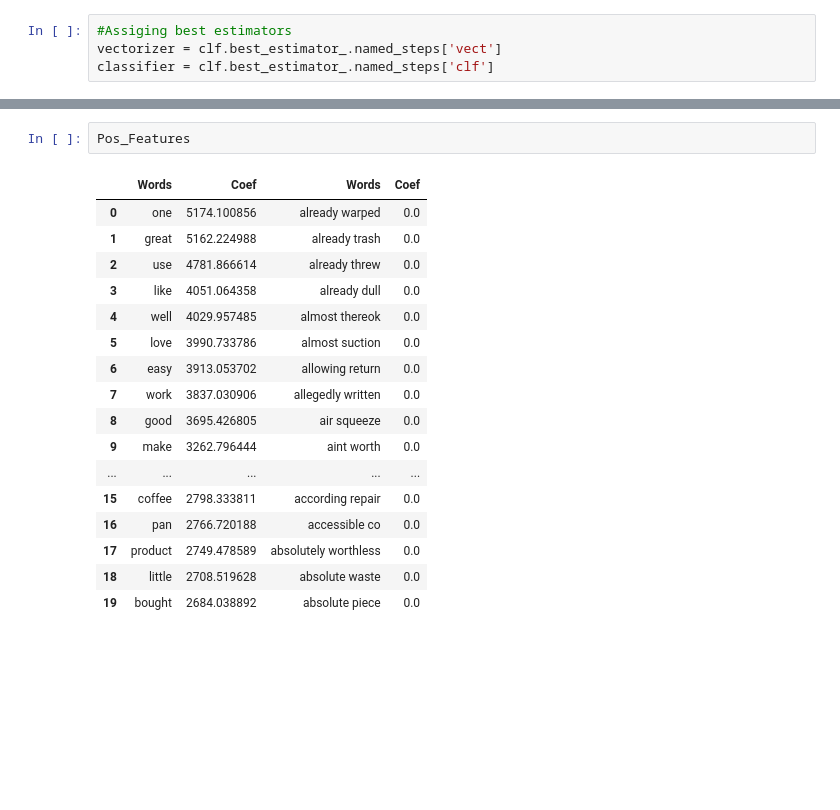
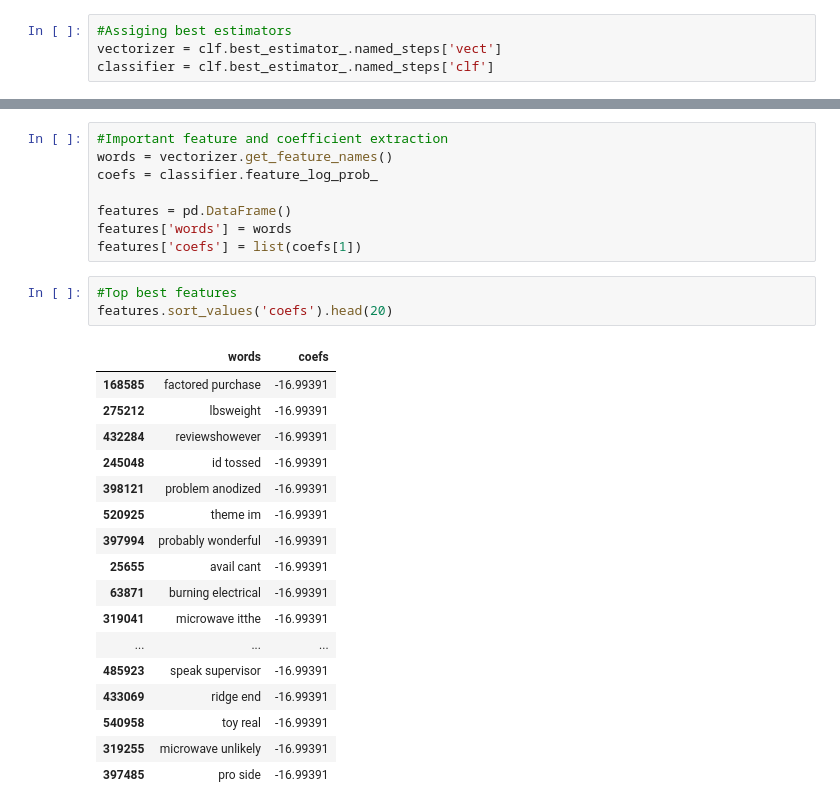
Before and after one commit to Vinuthask/Sentiment-Analysis-on-Amazon-Reviews, a Jupyter notebook: Sentimental Analysis on Amazon Reviews.ipynb, the cells around one changed output, grey strips where cells are left out. Drawn from its saved outputs; the diff is of its cells as text; blank space fills up the shorter version.

```diff
--- a/Sentimental Analysis on Amazon Reviews.ipynb
+++ b/Sentimental Analysis on Amazon Reviews.ipynb
@@ -257,20 +231,29 @@ Pos_Features= most_informative_feature(vectorizer, classifier)
-# %%
-Pos_Features
-# %% [output]
-|  | Words | Coef | Words | Coef |
-| 0 | one | 5174.100856 | already warped | 0.0 |
-| 1 | great | 5162.224988 | already trash | 0.0 |
-| 2 | use | 4781.866614 | already threw | 0.0 |
-| 3 | like | 4051.064358 | already dull | 0.0 |
-| 4 | well | 4029.957485 | almost thereok | 0.0 |
-| 5 | love | 3990.733786 | almost suction | 0.0 |
-| 6 | easy | 3913.053702 | allowing return | 0.0 |
-| 7 | work | 3837.030906 | allegedly written | 0.0 |
-| 8 | good | 3695.426805 | air squeeze | 0.0 |
-| 9 | make | 3262.796444 | aint worth | 0.0 |
-| ... | ... | ... | ... | ... |
-| 15 | coffee | 2798.333811 | according repair | 0.0 |
-| 16 | pan | 2766.720188 | accessible co | 0.0 |
-| 17 | product | 2749.478589 | absolutely worthless | 0.0 |
-| 18 | little | 2708.519628 | absolute waste | 0.0 |
-| 19 | bought | 2684.038892 | absolute piece | 0.0 |
+# %%
+#Important feature and coefficient extraction
+words = vectorizer.get_feature_names()
+coefs = classifier.feature_log_prob_
+
+features = pd.DataFrame()
+features['words'] = words
+features['coefs'] = list(coefs[1])
+# %%
+#Top best features
+features.sort_values('coefs').head(20)
+# %% [output]
+|  | words | coefs |
+| 168585 | factored purchase | -16.99391 |
+| 275212 | lbsweight | -16.99391 |
+| 432284 | reviewshowever | -16.99391 |
+| 245048 | id tossed | -16.99391 |
+| 398121 | problem anodized | -16.99391 |
+| 520925 | theme im | -16.99391 |
+| 397994 | probably wonderful | -16.99391 |
+| 25655 | avail cant | -16.99391 |
+| 63871 | burning electrical | -16.99391 |
+| 319041 | microwave itthe | -16.99391 |
+| ... | ... | ... |
+| 485923 | speak supervisor | -16.99391 |
+| 433069 | ridge end | -16.99391 |
+| 540958 | toy real | -16.99391 |
+| 319255 | microwave unlikely | -16.99391 |
+| 397485 | pro side | -16.99391 |
```
Also changed, not shown: parts of 2 cells of this notebook.
